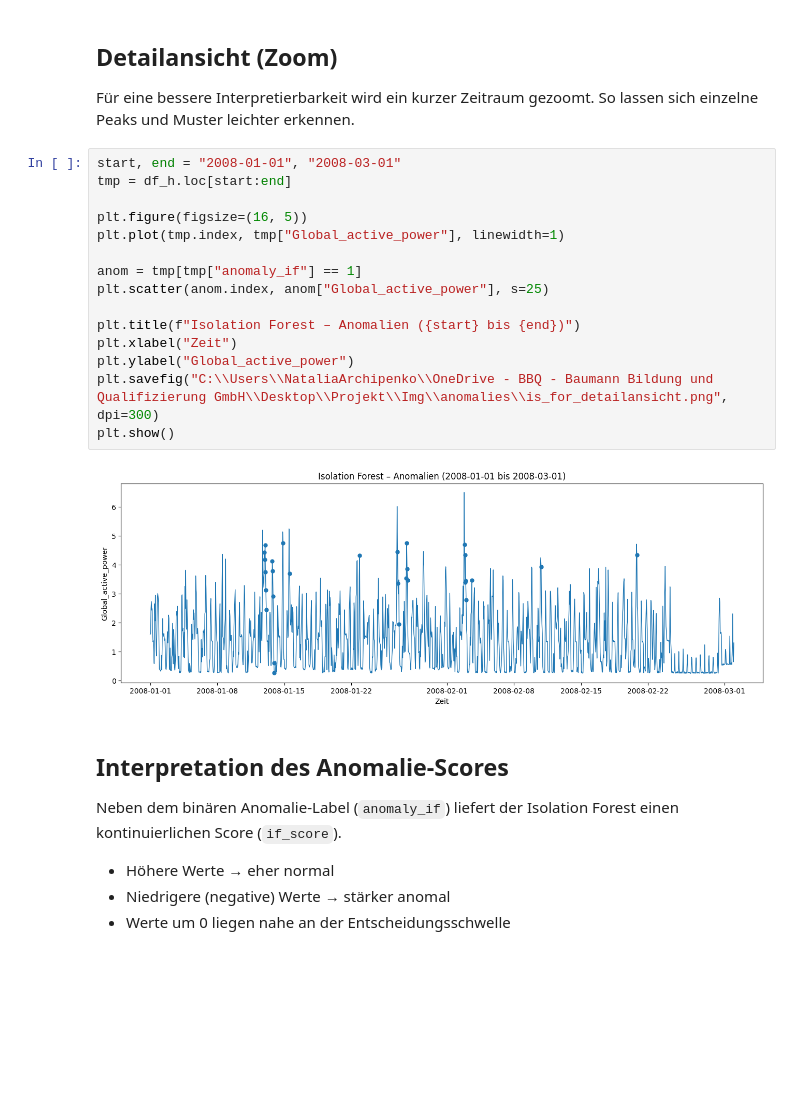
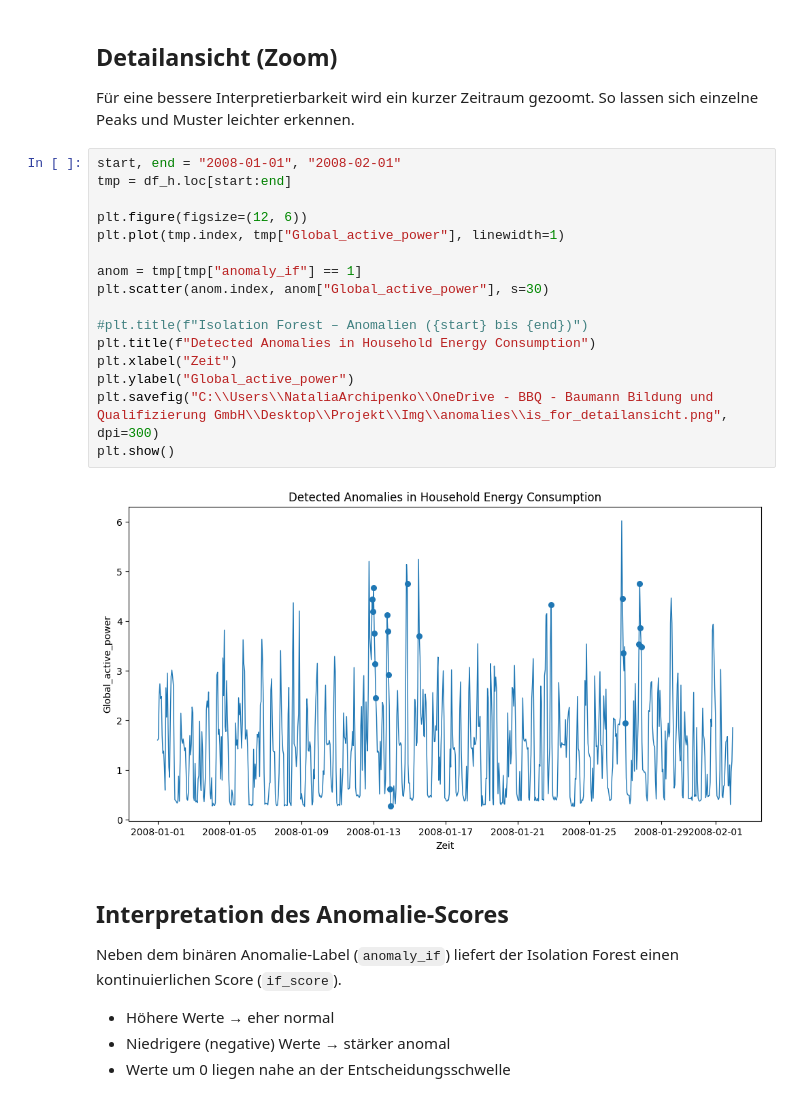
Before and after one commit to NataliaArchipenko/energy-monitor-anomaly-detection, a Jupyter notebook: Notebooks/3_anomaly_model.ipynb, the cells around one changed output. Drawn from its saved outputs; the diff is of its cells as text; blank space fills up the shorter version.

```diff
--- a/Notebooks/3_anomaly_model.ipynb
+++ b/Notebooks/3_anomaly_model.ipynb
@@ -260,22 +260,23 @@ plt.show()
 Für eine bessere Interpretierbarkeit wird ein kurzer Zeitraum gezoomt.
 So lassen sich einzelne Peaks und Muster leichter erkennen.
 # %%
-start, end = "2008-01-01", "2008-03-01"
+start, end = "2008-01-01", "2008-02-01"
 tmp = df_h.loc[start:end]
 
-plt.figure(figsize=(16, 5))
+plt.figure(figsize=(12, 6))
 plt.plot(tmp.index, tmp["Global_active_power"], linewidth=1)
 
 anom = tmp[tmp["anomaly_if"] == 1]
-plt.scatter(anom.index, anom["Global_active_power"], s=25)
+plt.scatter(anom.index, anom["Global_active_power"], s=30)
 
-plt.title(f"Isolation Forest – Anomalien ({start} bis {end})")
+#plt.title(f"Isolation Forest – Anomalien ({start} bis {end})")
+plt.title(f"Detected Anomalies in Household Energy Consumption")
 plt.xlabel("Zeit")
 plt.ylabel("Global_active_power")
 plt.savefig("C:\\Users\\NataliaArchipenko\\OneDrive - BBQ - Baumann Bildung und Qualifizierung GmbH\\Desktop\\Projekt\\Img\\anomalies\\is_for_detailansicht.png", dpi=300)
 plt.show()
 # %% [output]
-[figure, old version]
+[figure, new version]
 # %% [markdown]
 ## Interpretation des Anomalie-Scores
 
```
Also changed, not shown: parts of 12 cells of this notebook, 2 other files.
